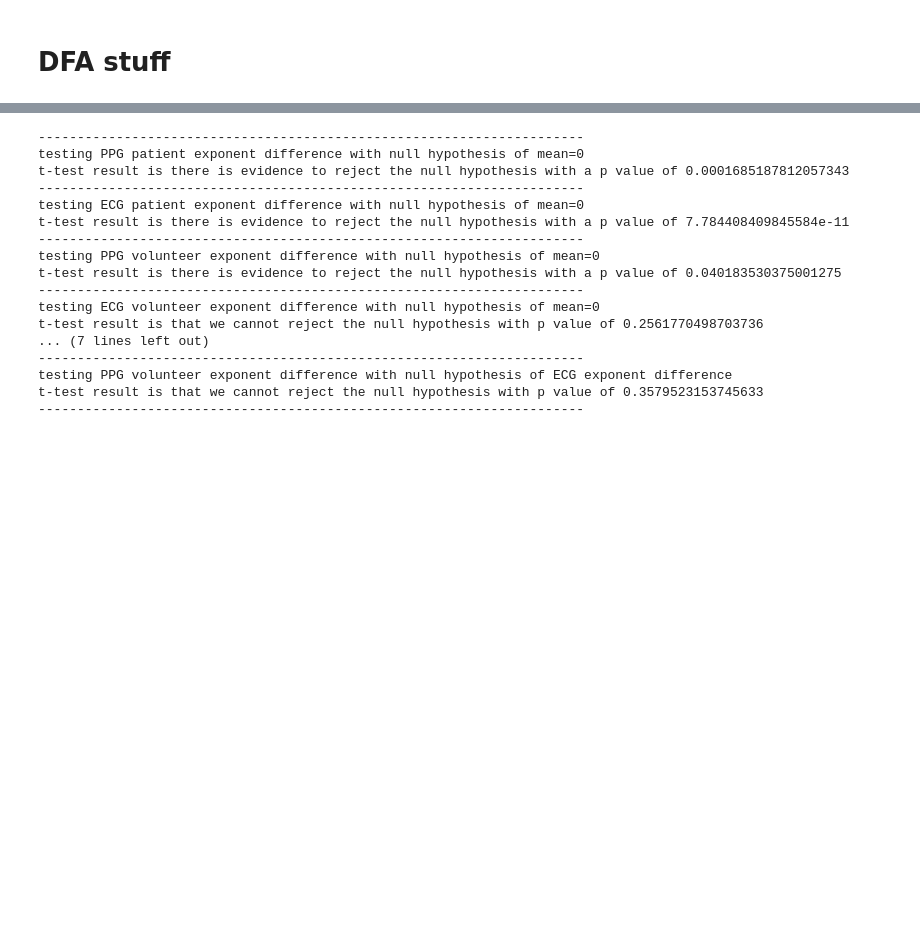
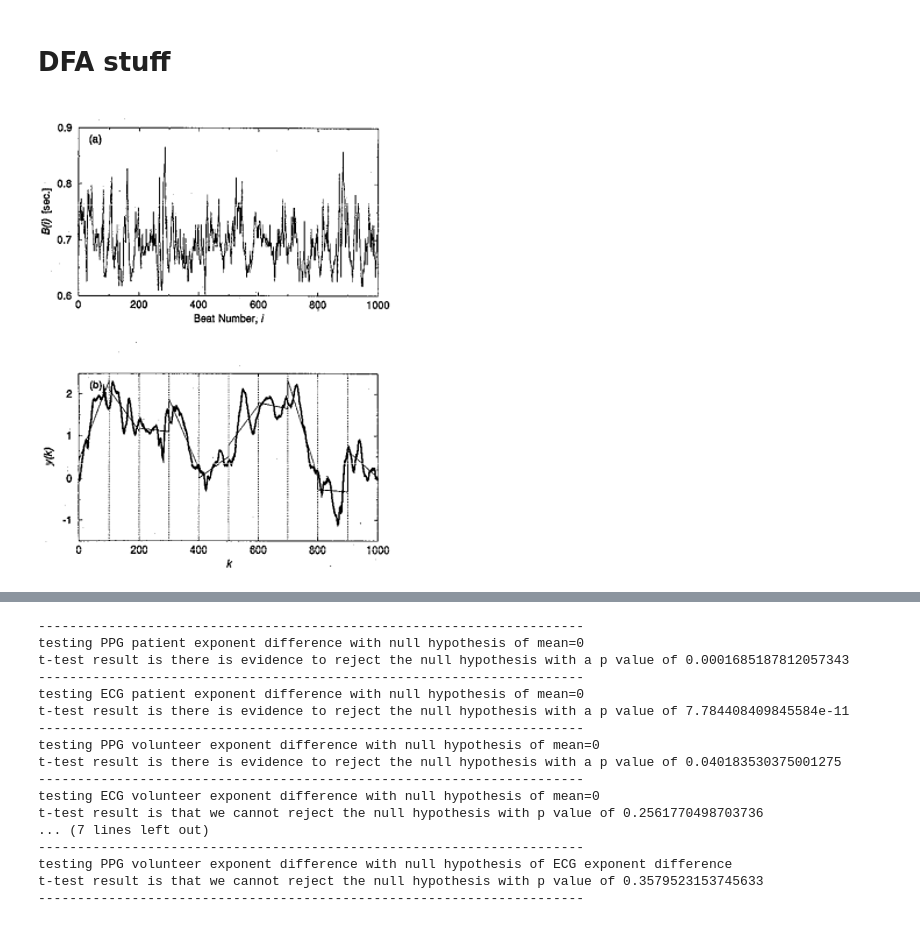
Before and after one commit to damianfrench/internship, a Jupyter notebook: Testing_metric_Calculations.ipynb, the cells around one changed output, grey strips where cells are left out. Drawn from its saved outputs; the diff is of its cells as text; code cells hidden in the pictures; blank space fills up the shorter version.

```diff
--- a/Testing_metric_Calculations.ipynb
+++ b/Testing_metric_Calculations.ipynb
@@ -187,3 +217,8 @@ df.plot(kind='hist',x=c[0],y=c[-1])
 [figure]
 # %% [markdown]
 # DFA stuff
+# %%
+from IPython.display import Image
+Image(filename='Picture1.png')
+# %% [output]
+[figure, added]
```
Also changed, not shown: parts of 9 cells of this notebook, 1 other file.
